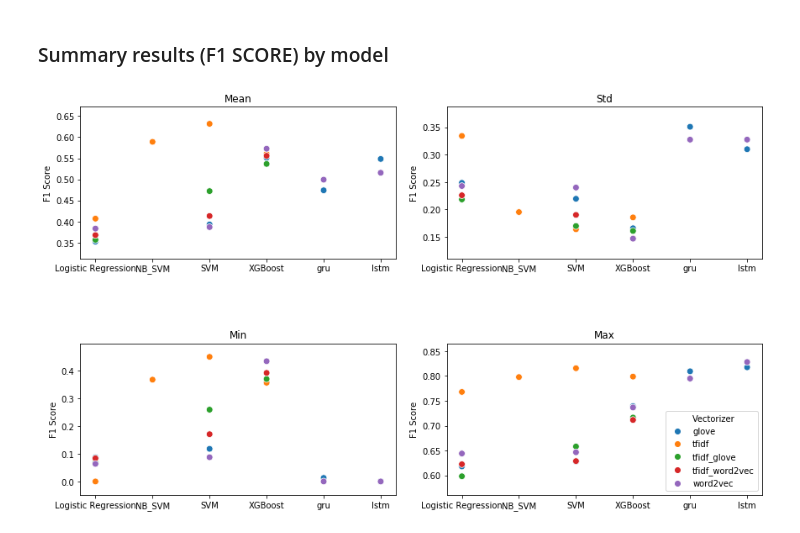
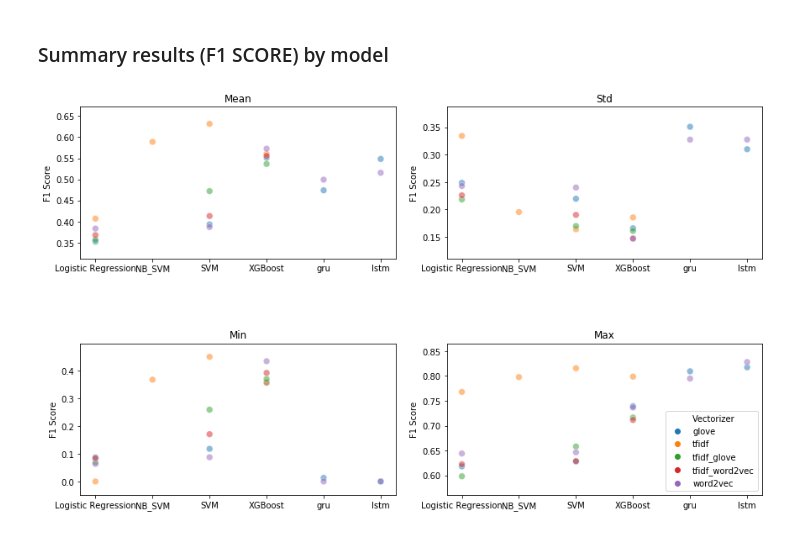
Before and after one commit to guolin1/NLP_ToxicCommentClassification, a Jupyter notebook: notebooks/5_compare_models.ipynb, the cells around one changed output. Cells and saved outputs as stored; diff of their text form; code cells hidden in the pictures.

```diff
--- a/notebooks/5_compare_models.ipynb
+++ b/notebooks/5_compare_models.ipynb
@@ -21,7 +21,8 @@ ax = sns.scatterplot(data = results,
                 x = 'model',
                 y = 'F1',
                 hue = 'Vectorizer',
-                style = 'Label')
+                style = 'Label',
+                alpha = 0.5)
 
 ax.set_ylabel('F1 Score')  # y label
 ax.set_xlabel('')            # title
@@ -38,22 +39,23 @@ results_summary_bymodel = results_summary_bymodel.reset_index()
 # %%
 ## PLOT MEAN F1 SCORE
 cols_to_plot = ['Mean','Std','Min','Max']
 fig, axes = plt.subplots(2,2,figsize=(12,7))
 fig.tight_layout(h_pad=8,w_pad=3)
 for n,c in enumerate(cols_to_plot):
     ax = axes[n//2][n%2]
     sns.scatterplot(data = results_summary_bymodel,
                         x = 'model',
                         y = c,
                         hue = 'Vectorizer',
                         ax = ax,
-                        s = 60)
+                        s = 60,
+                        alpha = 0.5)
 
     ax.set_ylabel('F1 Score')  # y label
     ax.set_xlabel('')
     ax.set_title(c)            # title
     ax.get_legend().set_visible(False)
 axes[1][1].legend()
 plt.show()
 # %% [output]
-[figure, old version]
+[figure, new version]
```
Also changed, not shown: parts of 1 cell of this notebook.
